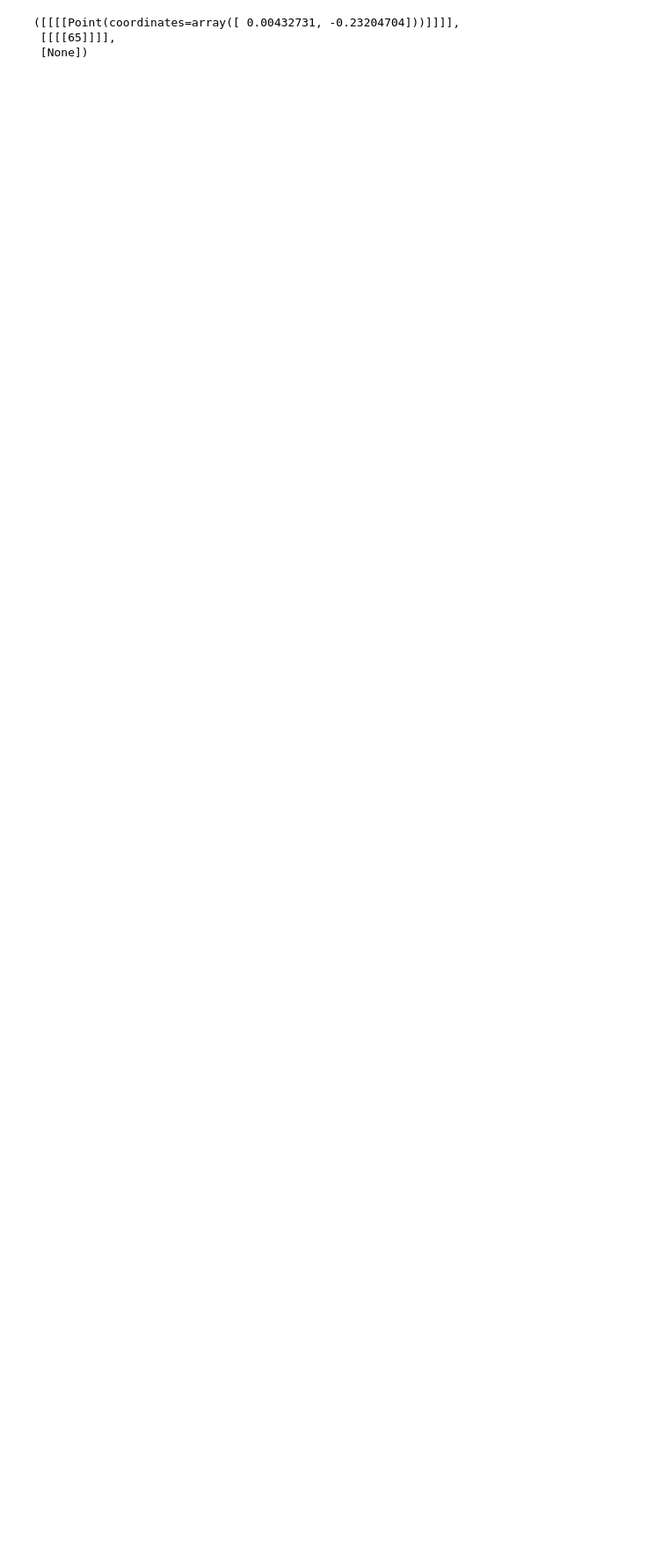
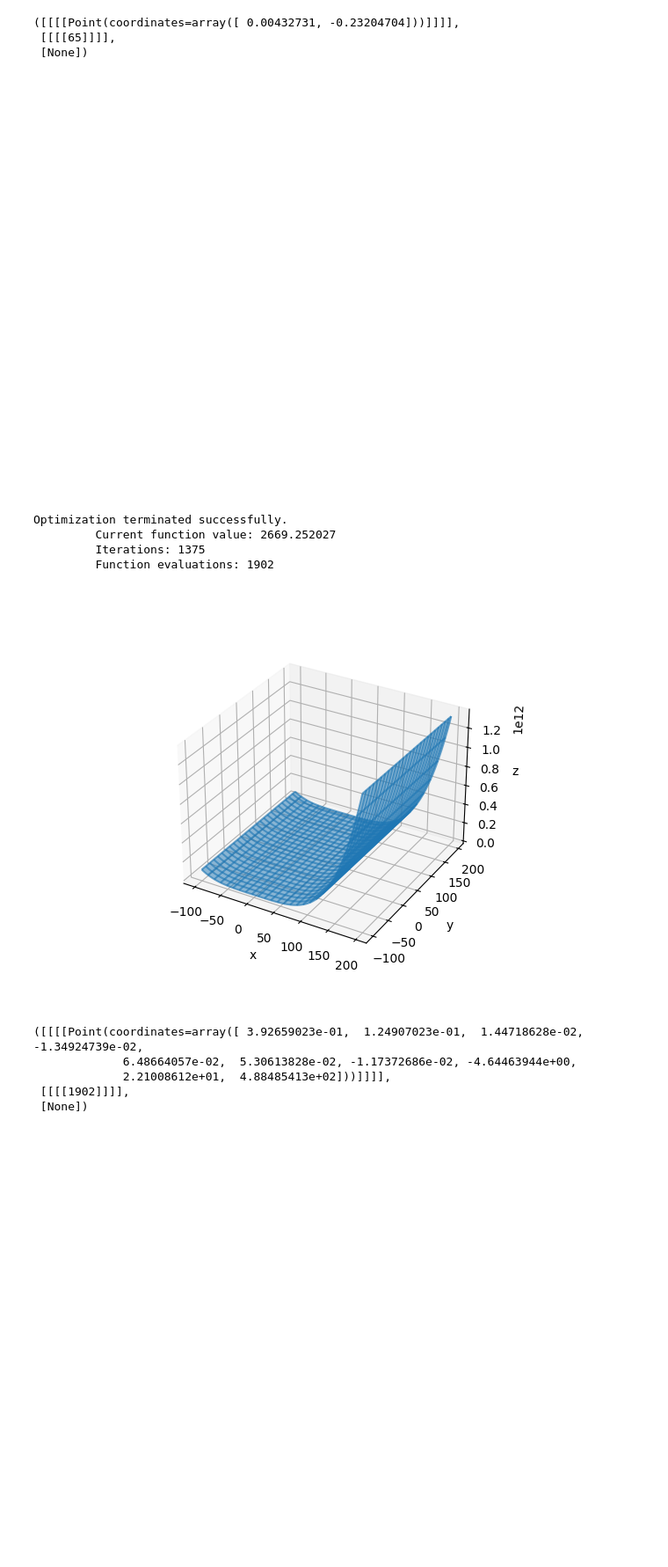
Before and after one commit to Skorniakov-Leonid/Methods-of-optimization, a Jupyter notebook: presentation/lab-1/test.ipynb, the cells around one changed output. Shown at 88% size. Drawn from its saved outputs; the diff is of its cells as text; code cells hidden in the pictures; blank space fills up the shorter version.

Commit message:
added tests + fixes

```diff
--- a/presentation/lab-1/test.ipynb
+++ b/presentation/lab-1/test.ipynb
@@ -427,3 +434,43 @@ Optimization terminated successfully.
  [[[[65]]]],
  [None])
 [figure]
+# %%
+from src.tests.tester import ScipyTester
+import numpy as np
+
+
+def f(params: np.ndarray, j=0) -> float:
+    res = 0
+    for i in range(1, len(params)):
+        res += 100 * (params[i] - params[i - 1] ** 2) ** 2 + (1 - params[i - 1]) ** 2
+    return res
+
+
+def grad(params: np.ndarray):
+    res = []
+    for j in range(len(params)):
+        if j == 0:
+            res.append(-400 * params[0] * (params[1] - params[0] ** 2) - 2 * (1 - params[0]))
+        elif j == len(params) - 1:
+            res.append(200 * (params[j] - params[j - 1] ** 2))
+        else:
+            res.append(
+                200 * (params[j] - params[j - 1] ** 2) - 400 * params[j] * (params[j + 1] - params[j] ** 2) - 2 * (
+                        1 - params[j]))
+    return np.array(res, dtype=np.float64)
+
+
+ScipyTester(["Nelder-Mead"], [(MultiLambdaOracul(f, 10, start_sum=1), MultiLambdaOracul(f, 10, start_sum=1))],
+            start_point=Point(np.array([100 for _ in range(10)]))).test()
+# %% [output]
+Optimization terminated successfully.
+         Current function value: 2669.252027
+         Iterations: 1375
+         Function evaluations: 1902
+[figure, added]
+([[[[Point(coordinates=array([ 3.92659023e-01,  1.24907023e-01,  1.44718628e-02, -1.34924739e-02,
+             6.48664057e-02,  5.30613828e-02, -1.17372686e-02, -4.64463944e+00,
+             2.21008612e+01,  4.88485413e+02]))]]]],
+ [[[[1902]]]],
+ [None])
+[figure, added]
```
Also changed, not shown: parts of 14 cells of this notebook, 3 other files.
